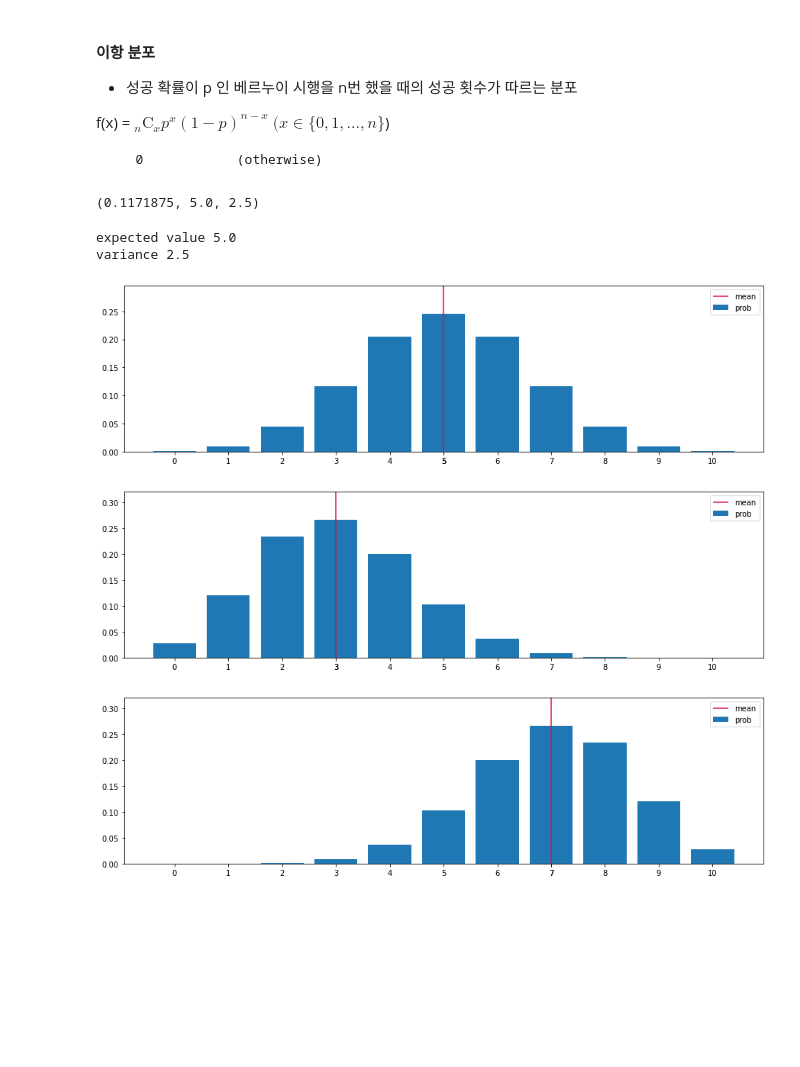
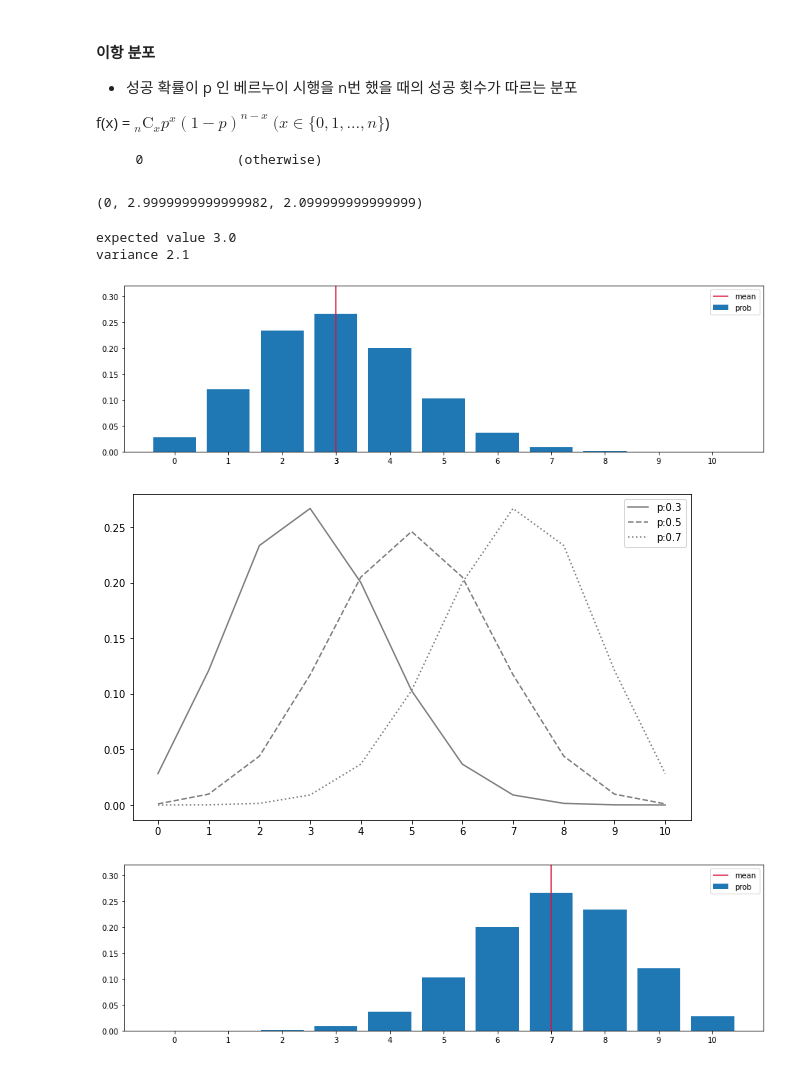
Before and after one commit to leedaedoo2/-cakd5, a Jupyter notebook: m3_통계/stat_3.ipynb, the cells around one changed output. Saved outputs shown, nothing was run; the diff lists cells and outputs as text; code cells hidden in the pictures; blank space fills up the shorter version.

```diff
--- a/m3_통계/stat_3.ipynb
+++ b/m3_통계/stat_3.ipynb
@@ -301,25 +312,34 @@ def Bin(n,p):
     return x_set, f
 # %%
 # [과제] 동전을 10번 던져 앞면이 3번 나오는 확률의 이항분포의 기대값과 분산을 구하세요.
-x_set , f = Bin(10,0.5)
-f(3) , E(Bin(10,0.5)),V(Bin(10,0.5))
+x_set , f = Bin(10,0.3)
+f(0.3) , E(Bin(10,0.3)),V(Bin(10,0.3))
 # %% [output]
-(0.1171875, 5.0, 2.5)
+(0, 2.9999999999999982, 2.099999999999999)
 # %%
-check_prob(Bin(10,0.5))
+check_prob(Bin(10,0.3))
 # %% [output]
-expected value 5.0
-variance 2.5
+expected value 3.0
+variance 2.1
 # %%
 #[과제] 상기 이항분포의 확률함수와 기댓값을 시각화 하세요.
-plot_prob(Bin(10,0.5))
+plot_prob(Bin(10,0.3))
 # %% [output]
-[figure, old version]
+[figure, new version]
 # %%
 # 확률이 0.3, 0.5, 0.7로 변할 때 확률함수가 변화는 모습을 시각화 하세요
-plot_prob(Bin(10,0.3))
+fig = plt.figure(figsize = (10,6))
+ax = fig.add_subplot(111)
+
+x_set=np.arange(11)
+for p, ls in zip([0.3, 0.5, 0.7] , linestyles):
+    rv = stats.binom(10,p)
+    ax.plot(x_set, rv.pmf(x_set),label = f'p:{p}' ,ls = ls , color = 'gray')
+ax.set_xticks(x_set)
+ax.legend()
+plt.show()
 # %% [output]
-[figure, old version]
+[figure, new version]
 # %%
 plot_prob(Bin(10,0.7))
 # %% [output]
```
Also changed, not shown: parts of 63 cells of this notebook.
